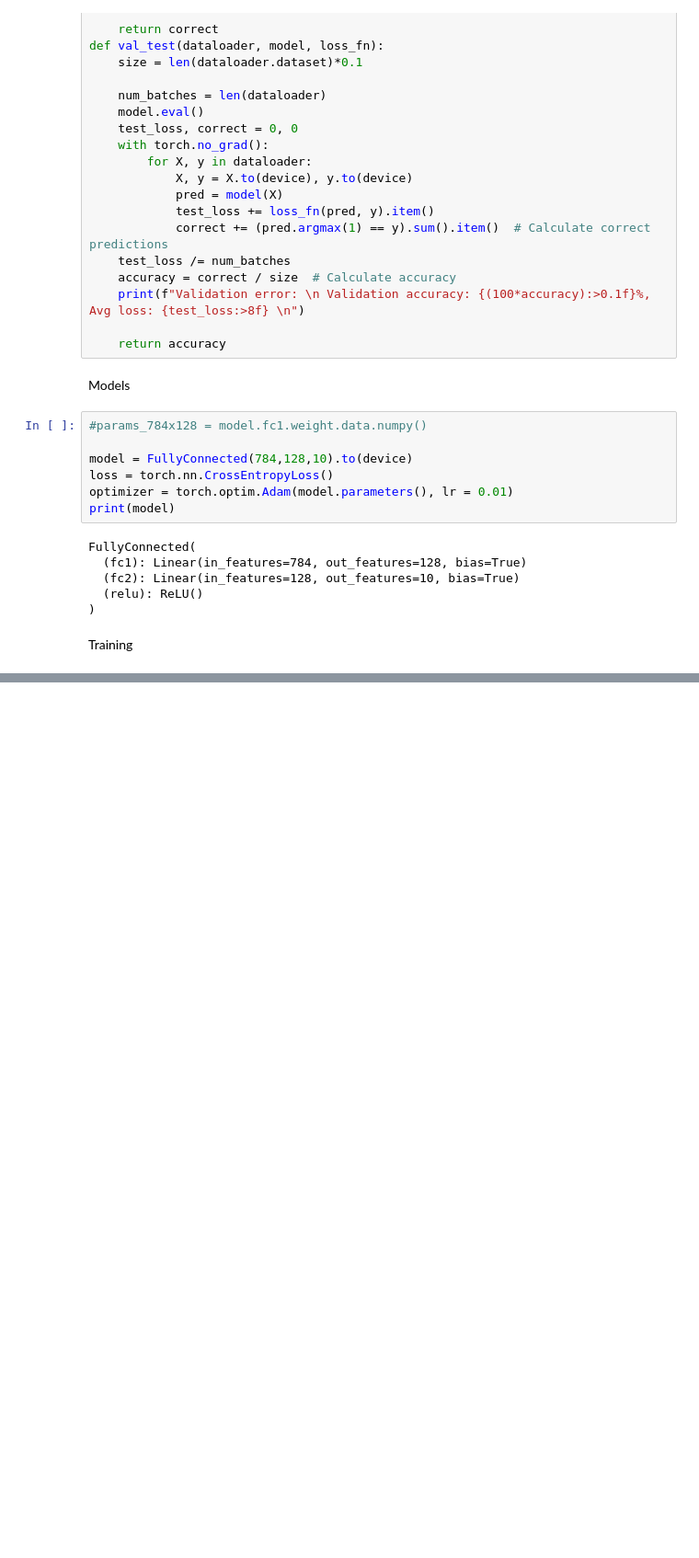
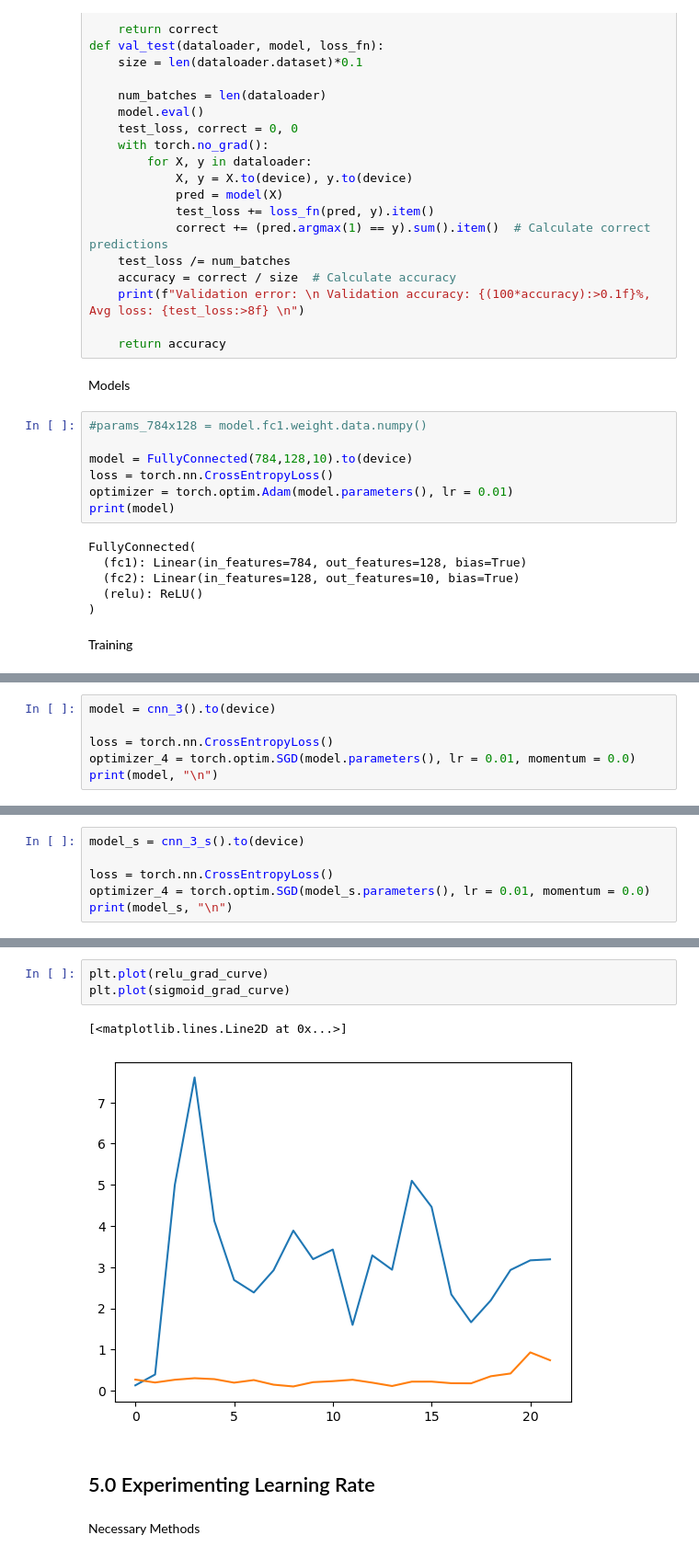
Before and after one commit to DSoysal/fundamentals_of_ML, a Jupyter notebook: notebook.ipynb, the cells around one changed output, grey strips where cells are left out. Shown at 92% size. Drawn from its saved outputs; the diff is of its cells as text; blank space fills up the shorter version.

```diff
--- a/notebook.ipynb
+++ b/notebook.ipynb
@@ -901,0 +1431,6 @@ Done!
+# %%
+model = cnn_3().to(device)
+
+loss = torch.nn.CrossEntropyLoss()
+optimizer_4 = torch.optim.SGD(model.parameters(), lr = 0.01, momentum = 0.0)
+print(model, "\n")
@@ -901,0 +1447,6 @@ Done!
+# %%
+model_s = cnn_3_s().to(device)
+
+loss = torch.nn.CrossEntropyLoss()
+optimizer_4 = torch.optim.SGD(model_s.parameters(), lr = 0.01, momentum = 0.0)
+print(model_s, "\n")
@@ -901,0 +1574,10 @@ Done!
+# %%
+plt.plot(relu_grad_curve)
+plt.plot(sigmoid_grad_curve)
+# %% [output]
+[<matplotlib.lines.Line2D at 0x...>]
+[figure, added]
+# %% [markdown]
+## 5.0 Experimenting Learning Rate
+# %% [markdown]
+Necessary Methods
```
Also changed, not shown: parts of 45 cells of this notebook.
